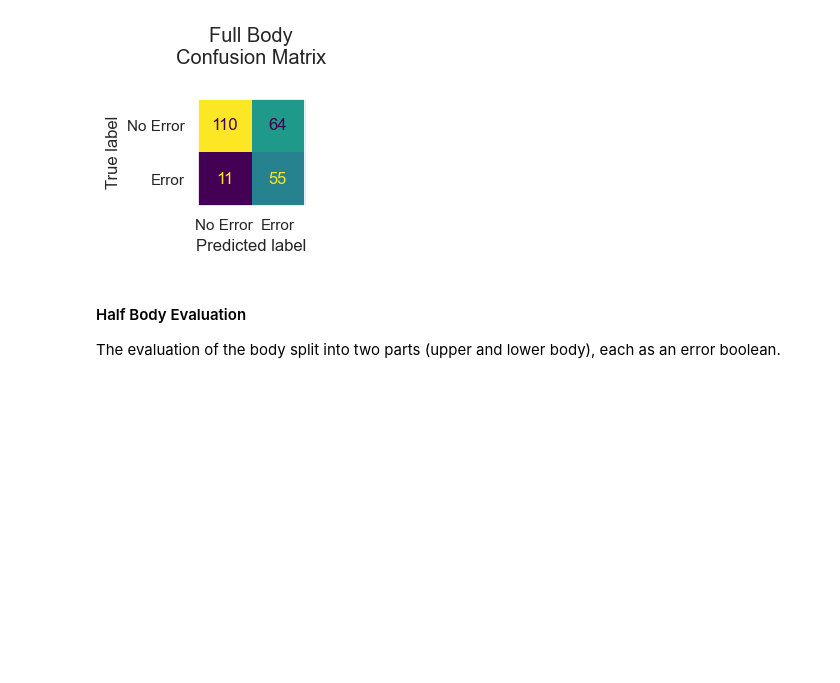
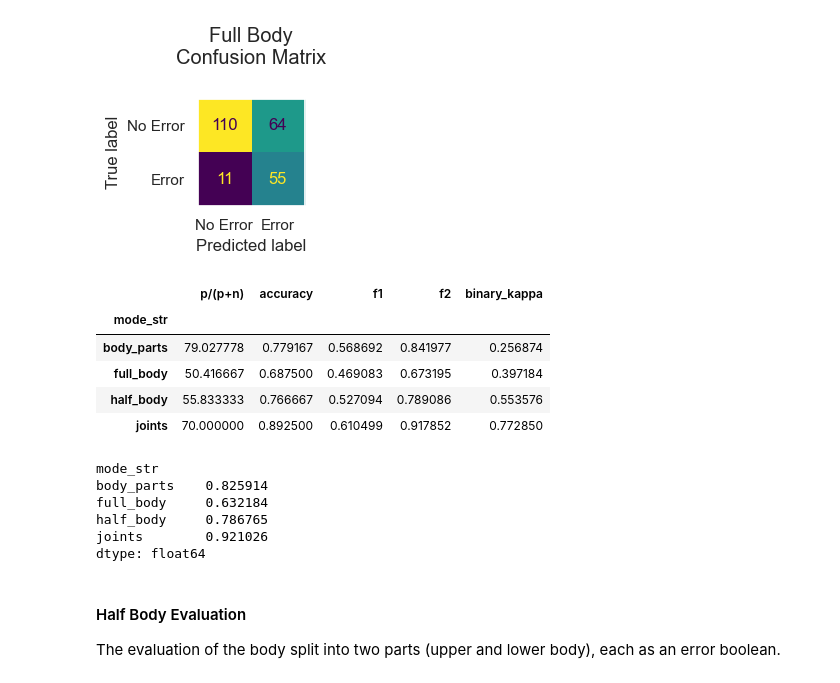
Before and after one commit to LeonardoPohl/FESD, a Jupyter notebook: FESDModel/ModelEvaluation.ipynb, the cells around one changed output. Drawn from its saved outputs; the diff is of its cells as text; code cells hidden in the pictures; blank space fills up the shorter version.

```diff
--- a/FESDModel/ModelEvaluation.ipynb
+++ b/FESDModel/ModelEvaluation.ipynb
@@ -461,6 +529,24 @@ single_confusion(df_model_full_body_test, result_dir,"Full Body", "full_together
 plt.show()
 # %% [output]
 [figure]
+# %%
+groups
+# %% [output]
+|  | p/(p+n) | accuracy | f1 | f2 | binary_kappa |
+| mode_str |  |  |  |  |  |
+| body_parts | 79.027778 | 0.779167 | 0.568692 | 0.841977 | 0.256874 |
+| full_body | 50.416667 | 0.687500 | 0.469083 | 0.673195 | 0.397184 |
+| half_body | 55.833333 | 0.766667 | 0.527094 | 0.789086 | 0.553576 |
+| joints | 70.000000 | 0.892500 | 0.610499 | 0.917852 | 0.772850 |
+# %%
+recall
+# %% [output]
+mode_str
+body_parts    0.825914
+full_body     0.632184
+half_body     0.786765
+joints        0.921026
+dtype: float64
 # %% [markdown]
 #### Half Body Evaluation
 
```
Also changed, not shown: parts of 9 cells of this notebook, 22 other files.
